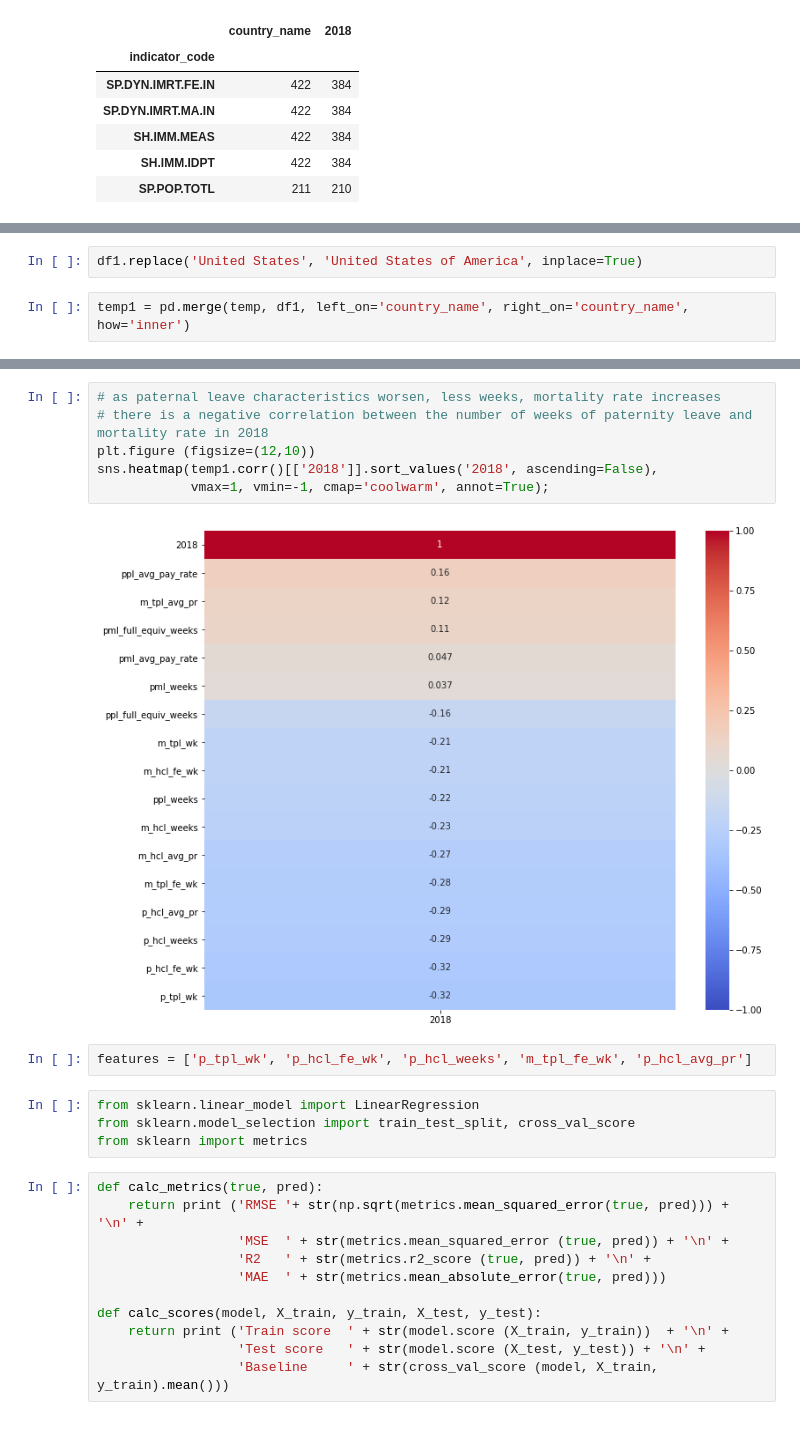
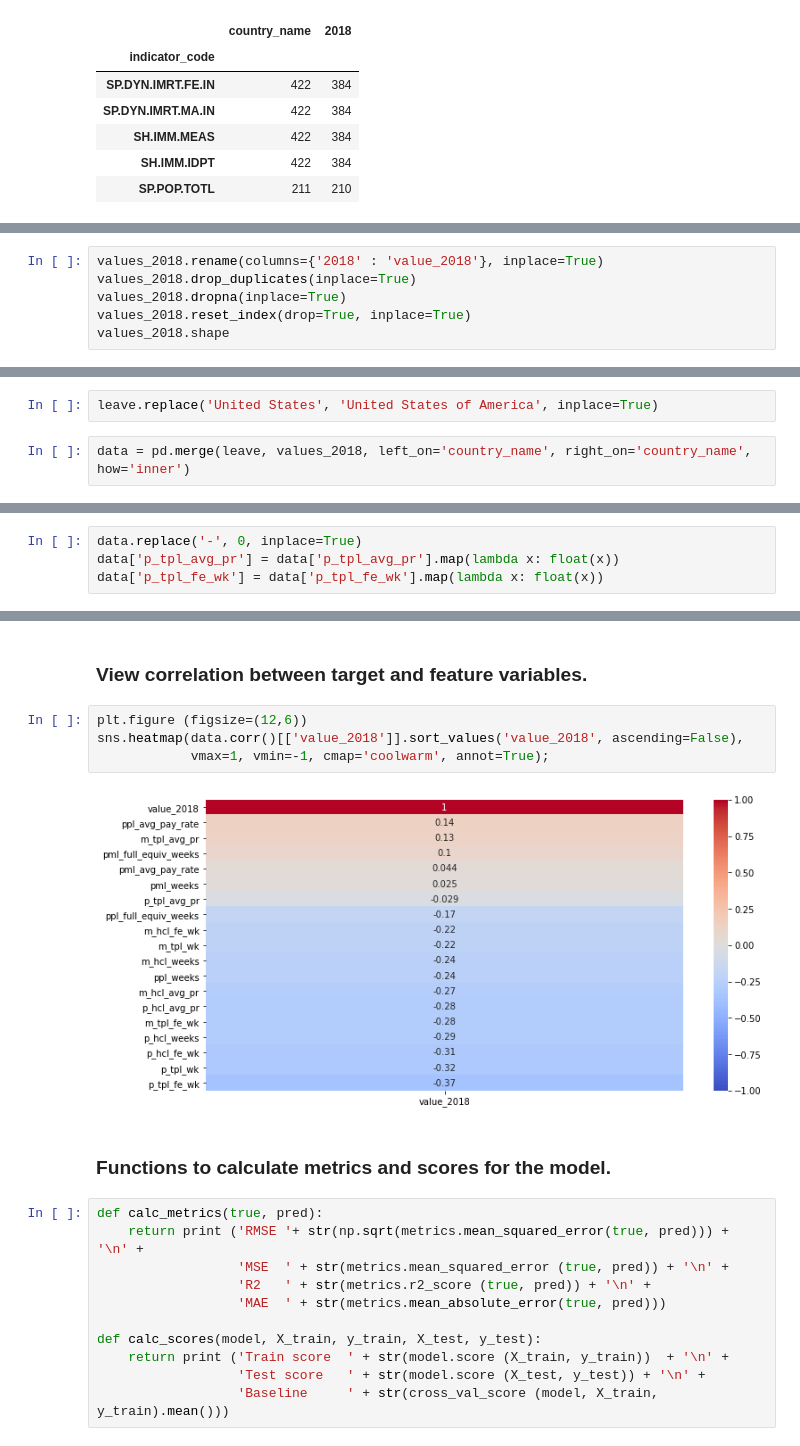
Before and after one commit to dpfay/parental_dash, a Jupyter notebook: code/modeling.ipynb, the cells around one changed output, grey strips where cells are left out. Drawn from its saved outputs; the diff is of its cells as text.

```diff
--- a/code/modeling.ipynb
+++ b/code/modeling.ipynb
@@ -39,0 +50,6 @@ df1 = pd.read_csv('../data/parental_leave_oecd.csv')
+# %%
+values_2018.rename(columns={'2018' : 'value_2018'}, inplace=True)
+values_2018.drop_duplicates(inplace=True)
+values_2018.dropna(inplace=True)
+values_2018.reset_index(drop=True, inplace=True)
+values_2018.shape
@@ -59,4 +73,4 @@ list_difference
 # %%
-df1.replace('United States', 'United States of America', inplace=True)
+leave.replace('United States', 'United States of America', inplace=True)
 # %%
-temp1 = pd.merge(temp, df1, left_on='country_name', right_on='country_name', how='inner')
+data = pd.merge(leave, values_2018, left_on='country_name', right_on='country_name', how='inner')
@@ -75,0 +97,4 @@ Index(['country_name', '2018', 'ppl_weeks', 'ppl_avg_pay_rate',
+# %%
+data.replace('-', 0, inplace=True)
+data['p_tpl_avg_pr'] = data['p_tpl_avg_pr'].map(lambda x: float(x))
+data['p_tpl_fe_wk'] = data['p_tpl_fe_wk'].map(lambda x: float(x))
@@ -76,17 +110,13 @@ Index(['country_name', '2018', 'ppl_weeks', 'ppl_avg_pay_rate',
+# %% [markdown]
+### View correlation between target and feature variables.
 # %%
-# as paternal leave characteristics worsen, less weeks, mortality rate increases
-# there is a negative correlation between the number of weeks of paternity leave and mortality rate in 2018
-plt.figure (figsize=(12,10))
-sns.heatmap(temp1.corr()[['2018']].sort_values('2018', ascending=False),
+plt.figure (figsize=(12,6))
+sns.heatmap(data.corr()[['value_2018']].sort_values('value_2018', ascending=False),
             vmax=1, vmin=-1, cmap='coolwarm', annot=True);
 # %% [output]
-[figure, old version]
+[figure, new version]
-# %%
-features = ['p_tpl_wk', 'p_hcl_fe_wk', 'p_hcl_weeks', 'm_tpl_fe_wk', 'p_hcl_avg_pr']
-# %%
-from sklearn.linear_model import LinearRegression
-from sklearn.model_selection import train_test_split, cross_val_score
-from sklearn import metrics
+# %% [markdown]
+### Functions to calculate metrics and scores for the model.
 # %%
 def calc_metrics(true, pred):
     return print ('RMSE '+ str(np.sqrt(metrics.mean_squared_error(true, pred))) + '\n' +
```
Also changed, not shown: parts of 46 cells of this notebook, 13 other files.
